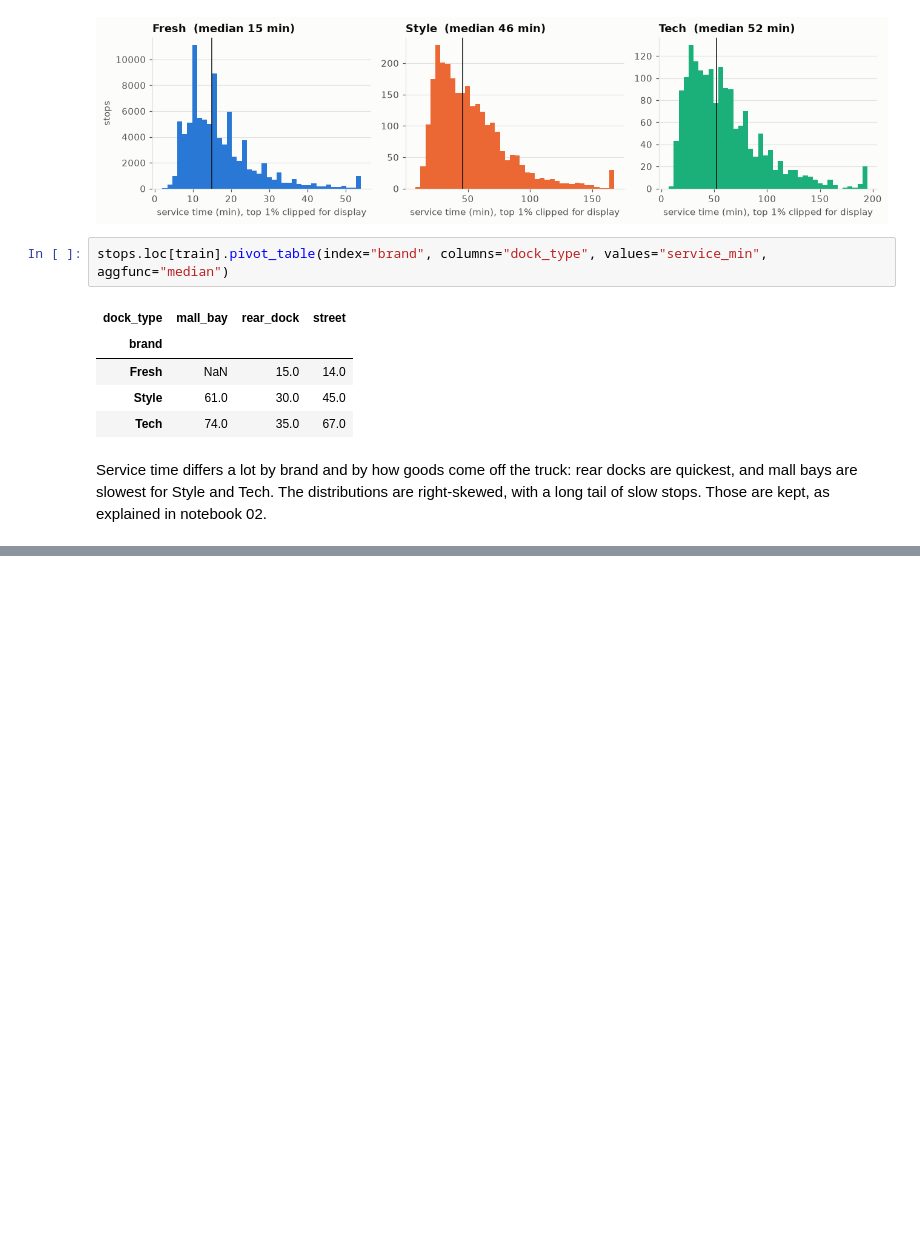
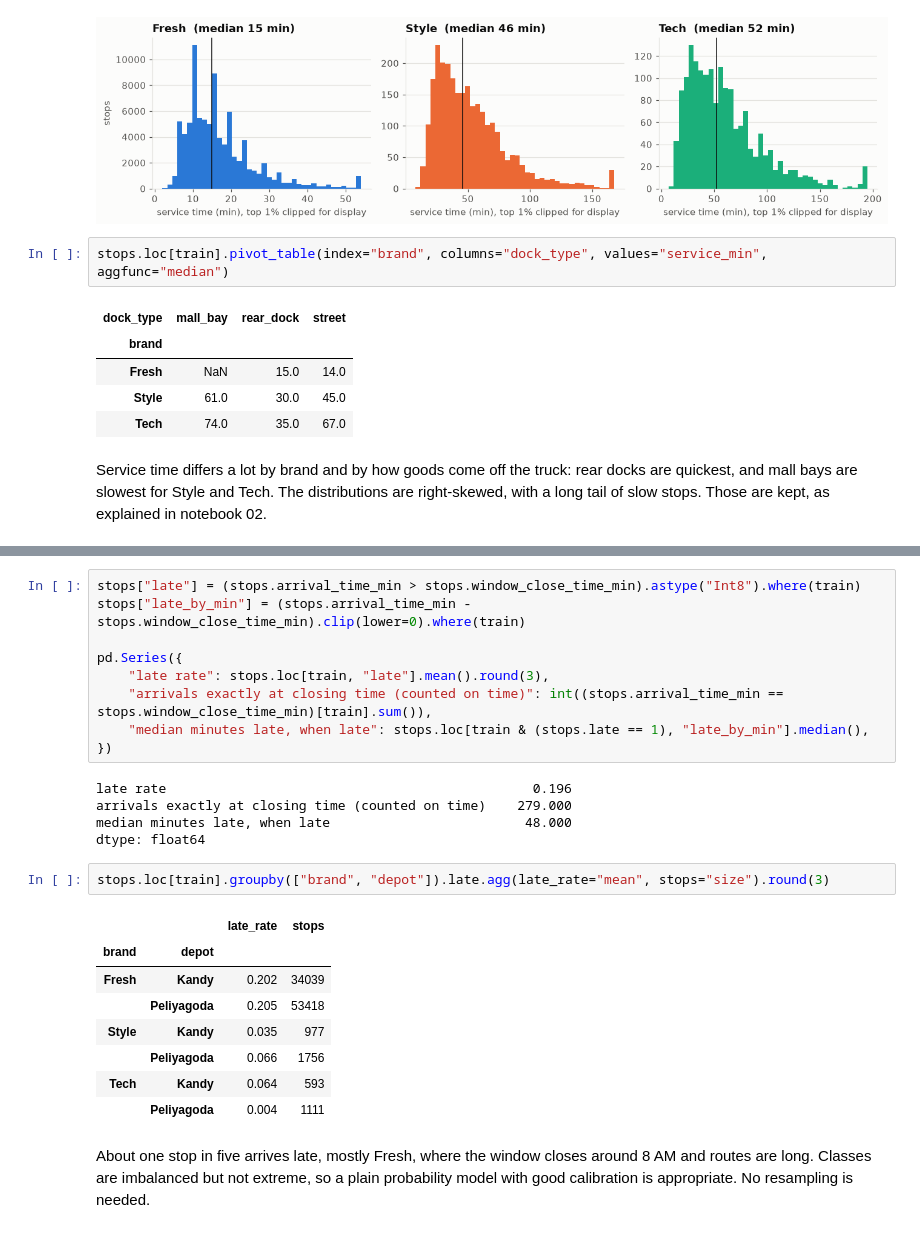
Before and after one commit to sameera-ekanayaka/Xora_Datathon, a Jupyter notebook: notebooks/03_label_construction.ipynb, the cells around one changed output, grey strips where cells are left out. Drawn from its saved outputs; the diff is of its cells as text; blank space fills up the shorter version.

Commit message:
Add late-arrival label based on window close time

```diff
--- a/notebooks/03_label_construction.ipynb
+++ b/notebooks/03_label_construction.ipynb
@@ -119,0 +130,27 @@ Service time differs a lot by brand and by how goods come off the truck: rear do
+# %%
+stops["late"] = (stops.arrival_time_min > stops.window_close_time_min).astype("Int8").where(train)
+stops["late_by_min"] = (stops.arrival_time_min - stops.window_close_time_min).clip(lower=0).where(train)
+
+pd.Series({
+    "late rate": stops.loc[train, "late"].mean().round(3),
+    "arrivals exactly at closing time (counted on time)": int((stops.arrival_time_min == stops.window_close_time_min)[train].sum()),
+    "median minutes late, when late": stops.loc[train & (stops.late == 1), "late_by_min"].median(),
+})
+# %% [output]
+late rate                                               0.196
+arrivals exactly at closing time (counted on time)    279.000
+median minutes late, when late                         48.000
+dtype: float64
+# %%
+stops.loc[train].groupby(["brand", "depot"]).late.agg(late_rate="mean", stops="size").round(3)
+# %% [output]
+|  |  | late_rate | stops |
+| brand | depot |  |  |
+| Fresh | Kandy | 0.202 | 34039 |
+|  | Peliyagoda | 0.205 | 53418 |
+| Style | Kandy | 0.035 | 977 |
+|  | Peliyagoda | 0.066 | 1756 |
+| Tech | Kandy | 0.064 | 593 |
+|  | Peliyagoda | 0.004 | 1111 |
+# %% [markdown]
+About one stop in five arrives late, mostly Fresh, where the window closes around 8 AM and routes are long. Classes are imbalanced but not extreme, so a plain probability model with good calibration is appropriate. No resampling is needed.
```
Also changed, not shown: parts of 1 cell of this notebook.
